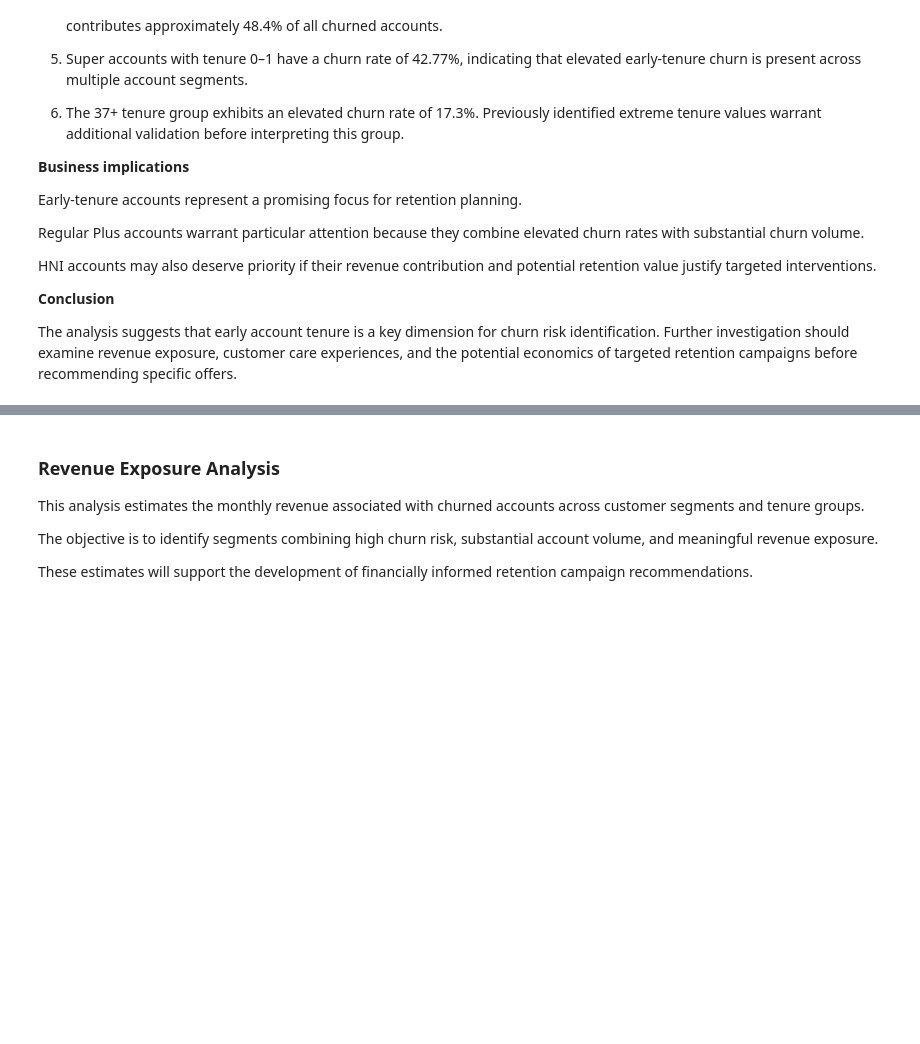
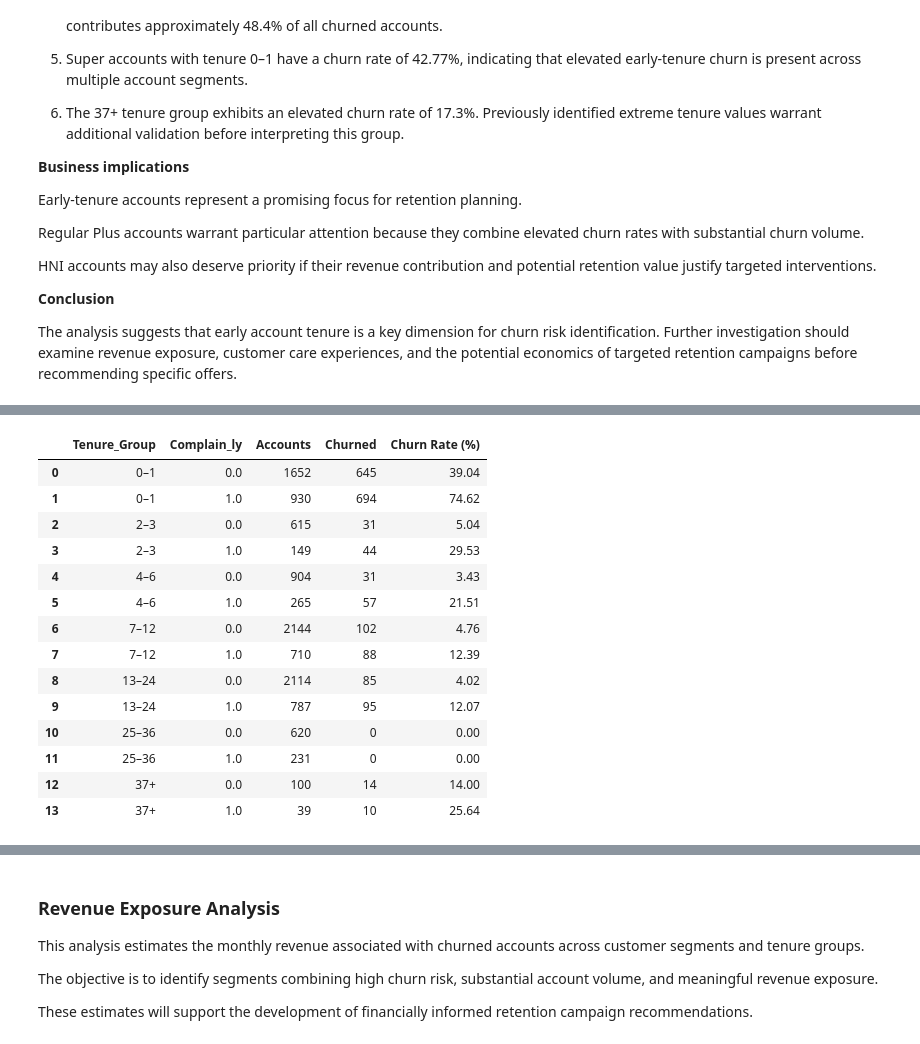
Before and after one commit to timayabi2020/churn-prediction-mlops, a Jupyter notebook: notebooks/churn_prediction.ipynb, the cells around one changed output, grey strips where cells are left out. Cells and saved outputs as stored; diff of their text form; code cells hidden in the pictures; blank space fills up the shorter version.

```diff
--- a/notebooks/churn_prediction.ipynb
+++ b/notebooks/churn_prediction.ipynb
@@ -1602,0 +1781,85 @@ The analysis suggests that early account tenure is a key dimension for churn ris
+# %%
+# 1. Complaints and tenure
+
+complaint_tenure = (
+    tenure_df.groupby(
+        ["Tenure_Group", "Complain_ly"],
+        observed=True,
+        dropna=False
+    )
+    .agg(
+        Accounts=("Churn", "size"),
+        Churned=("Churn", "sum"),
+        Churn_Rate=("Churn", "mean")
+    )
+    .reset_index()
+)
+
+complaint_tenure["Churn Rate (%)"] = (
+    complaint_tenure["Churn_Rate"] * 100
+).round(2)
+
+display(
+    complaint_tenure[
+        ["Tenure_Group", "Complain_ly",
+         "Accounts", "Churned", "Churn Rate (%)"]
+    ]
+)
+
+# 2. Complaints and account segment
+
+complaint_segment = (
+    df_eda.groupby(
+        ["account_segment", "Complain_ly"],
+        dropna=False
+    )
+    .agg(
+        Accounts=("Churn", "size"),
+        Churned=("Churn", "sum"),
+        Churn_Rate=("Churn", "mean")
+    )
+    .reset_index()
+)
+
+complaint_segment["Churn Rate (%)"] = (
+    complaint_segment["Churn_Rate"] * 100
+).round(2)
+
+display(
+    complaint_segment[
+        ["account_segment", "Complain_ly",
+         "Accounts", "Churned", "Churn Rate (%)"]
+    ].sort_values(
+        "Churn Rate (%)",
+        ascending=False
+    )
+)
+
+# 3. Complaints and customer-care contacts
+
+display(
+    df_eda.groupby("Complain_ly", dropna=False)
+    .agg(
+        Accounts=("Churn", "size"),
+        Median_CC_Contacts=("CC_Contacted_LY", "median"),
+        Median_Agent_Score=("CC_Agent_Score", "median"),
+        Churn_Rate=("Churn", "mean")
+    )
+    .round(3)
+)
+# %% [output]
+|  | Tenure_Group | Complain_ly | Accounts | Churned | Churn Rate (%) |
+| 0 | 0–1 | 0.0 | 1652 | 645 | 39.04 |
+| 1 | 0–1 | 1.0 | 930 | 694 | 74.62 |
+| 2 | 2–3 | 0.0 | 615 | 31 | 5.04 |
+| 3 | 2–3 | 1.0 | 149 | 44 | 29.53 |
+| 4 | 4–6 | 0.0 | 904 | 31 | 3.43 |
+| 5 | 4–6 | 1.0 | 265 | 57 | 21.51 |
+| 6 | 7–12 | 0.0 | 2144 | 102 | 4.76 |
+| 7 | 7–12 | 1.0 | 710 | 88 | 12.39 |
+| 8 | 13–24 | 0.0 | 2114 | 85 | 4.02 |
+| 9 | 13–24 | 1.0 | 787 | 95 | 12.07 |
+| 10 | 25–36 | 0.0 | 620 | 0 | 0.00 |
+| 11 | 25–36 | 1.0 | 231 | 0 | 0.00 |
+| 12 | 37+ | 0.0 | 100 | 14 | 14.00 |
+| 13 | 37+ | 1.0 | 39 | 10 | 25.64 |
```
Also changed, not shown: parts of 9 cells of this notebook.
